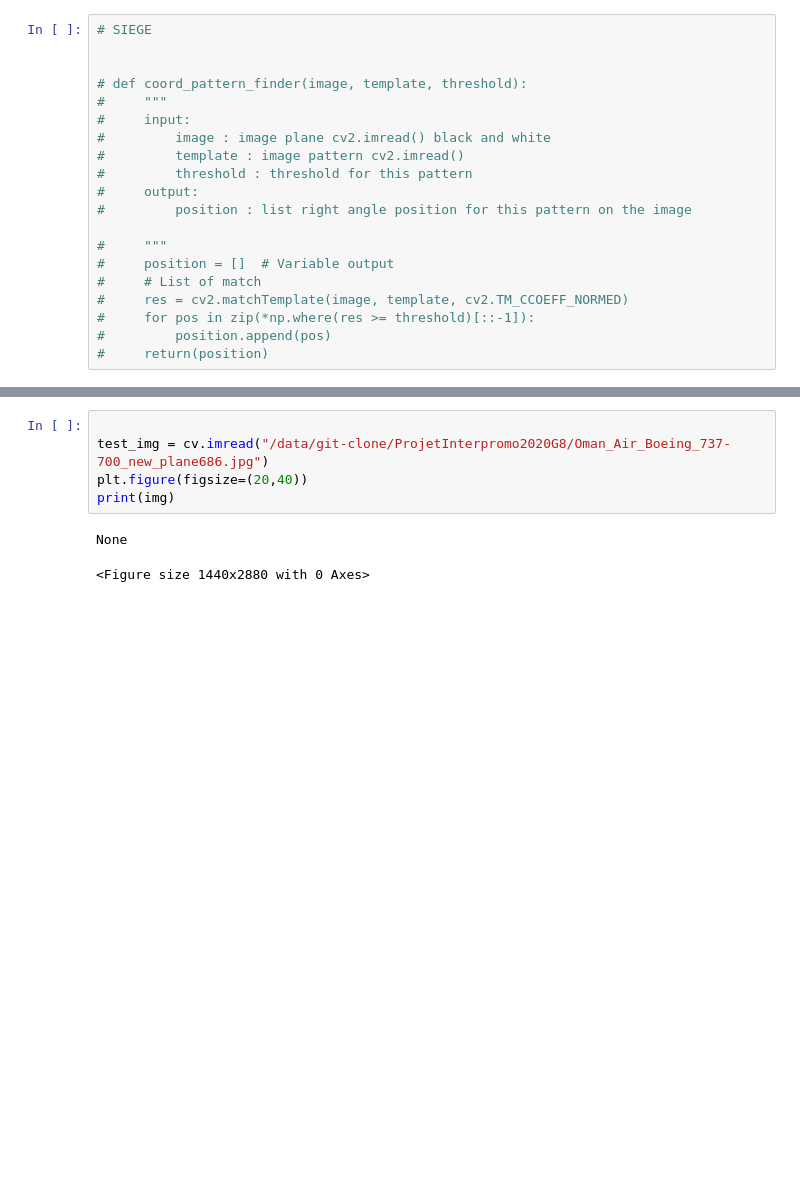
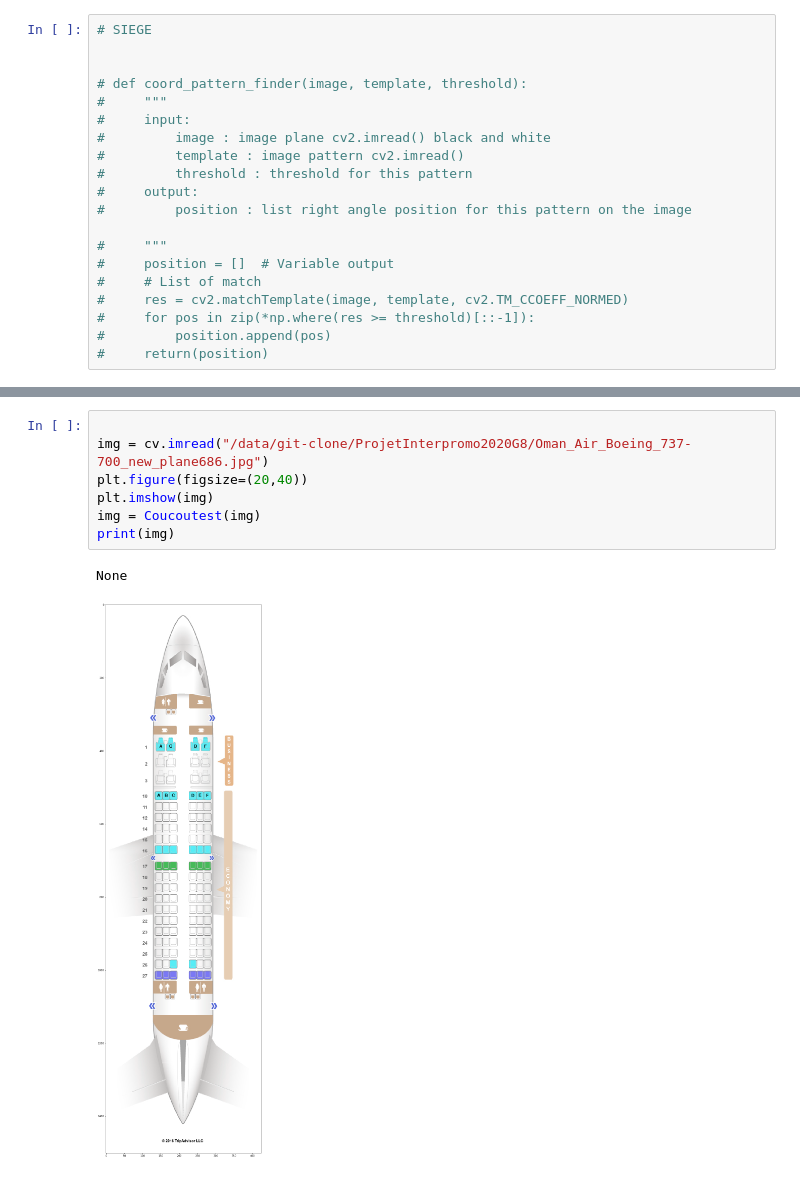
Before and after one commit to vincentnam/ProjetInterpromo2020G8, a Jupyter notebook: Notebook_Rendu.ipynb, the cells around one changed output, grey strips where cells are left out. Cells and saved outputs as stored; diff of their text form; blank space fills up the shorter version.

```diff
--- a/Notebook_Rendu.ipynb
+++ b/Notebook_Rendu.ipynb
@@ -262,8 +150,10 @@ def Coucoutest(image):
 # %%
 
-test_img = cv.imread("/data/git-clone/ProjetInterpromo2020G8/Oman_Air_Boeing_737-700_new_plane686.jpg")
+img = cv.imread("/data/git-clone/ProjetInterpromo2020G8/Oman_Air_Boeing_737-700_new_plane686.jpg")
 plt.figure(figsize=(20,40))
+plt.imshow(img)
+img = Coucoutest(img)
 print(img)
 # %% [output]
 None
-<Figure size 1440x2880 with 0 Axes>
+[figure, added]
```
Also changed, not shown: parts of 18 cells of this notebook, 1 other file.
